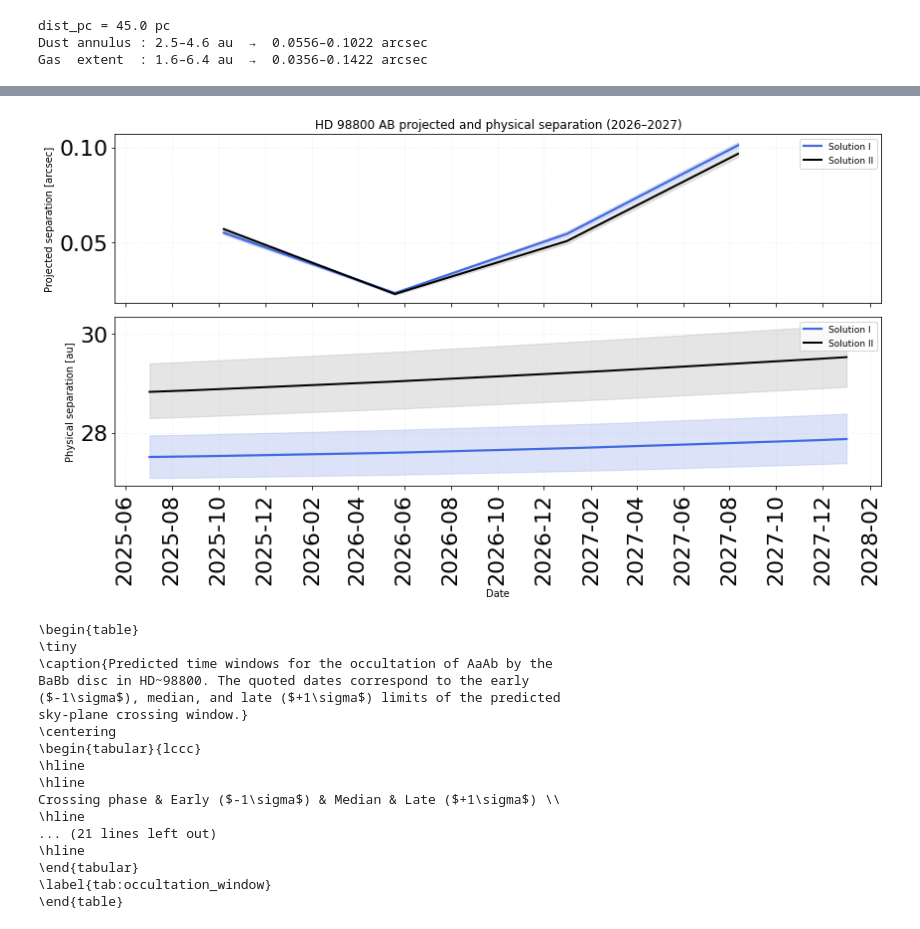
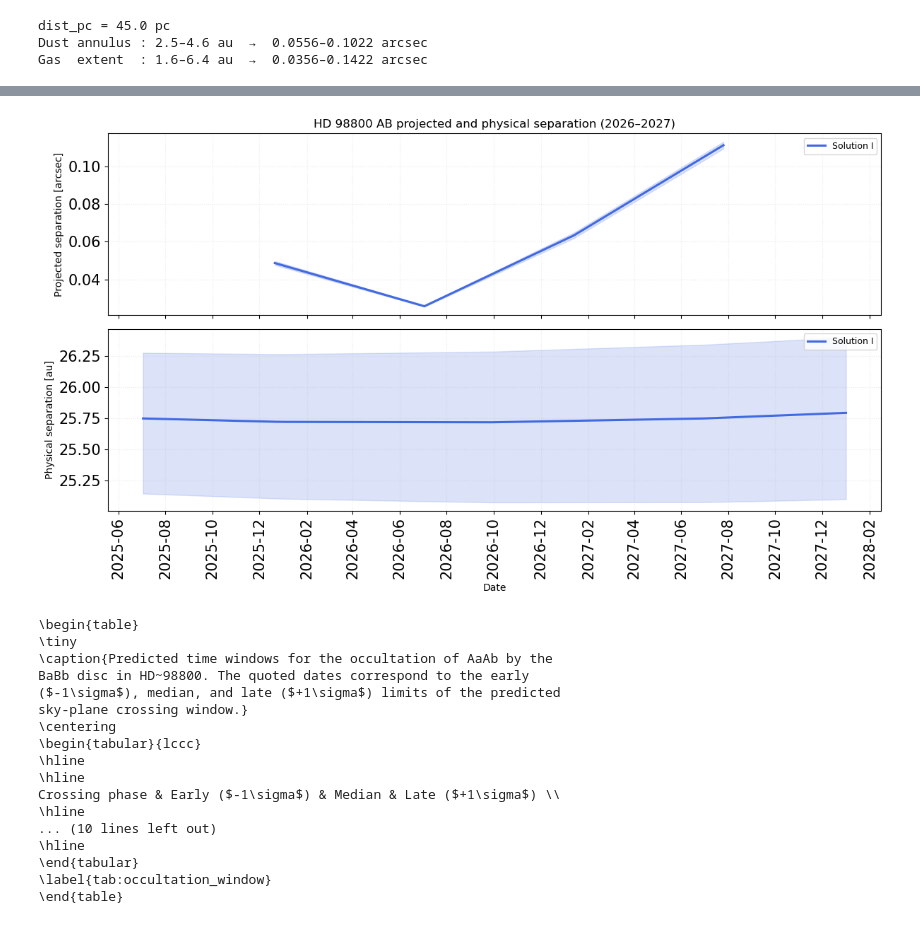
Before and after one commit to szunigaf/HD98800-orbit, a Jupyter notebook: AB/AB_orbit.ipynb, the cells around one changed output, grey strips where cells are left out. Cells and saved outputs as stored; diff of their text form; code cells hidden in the pictures.

```diff
--- a/AB/AB_orbit.ipynb
+++ b/AB/AB_orbit.ipynb
@@ -62,12 +65,11 @@ yr = 365.25
 # parallax from Validation of the new Hipparcos reduction (2007).
 plx_hip = [22.27, 2.31]
 
-# From our orbital solution
-plx_BaBb = [21.9, 0.4]
+# From our last orbital solution
+plx_BaBb = [21.9, 0.35]
 
 
-# RV from our orbital solution of AaAb and BaBb (gamma_1 and gamma_2)
-
+# RV from our last orbital solution of AaAb and BaBb (gamma_1 and gamma_2)
 RV_A = pd.read_csv('RV_A.csv')
 RV_B = pd.read_csv('RV_B.csv')
 
@@ -83,7 +85,7 @@ rvB_err = np.ascontiguousarray(RV_B["B_err"], dtype=float) # km/s
 # %%
 # Read astrometry
 
-astrometry_AB = pd.read_csv('AB_astrometry_2.csv')
+astrometry_AB = pd.read_csv('AB_astrometry.csv')
 
 # convert years to jds
 astro_jds = Time(np.ascontiguousarray(astrometry_AB["date"]), format="byear").jd
@@ -651,6 +653,6 @@ calc_K_2(map_soln['Mtot'], map_soln['MA'], map_soln['ecc'], map_soln['incl'], ma
 np.random.seed(39091)
 with model:
     trace = pmx.sample(
-        tune=2500, draws=2000, start=map_soln, chains=7, cores=7, target_accept=0.95, init="adapt_full",
+        tune=4500, draws=2000, start=map_soln, chains=4, cores=4, target_accept=0.98, init="adapt_full",
     )
 # %% [output]
@@ -2404,11 +1827,11 @@ def to_datetime_from_byear(byear):
     return np.array([np.datetime64(f'{yy:04d}-01-01') + np.timedelta64(int(dd), 'D') for yy, dd in zip(y, days)])
 
 proj_large = df_rt_large.copy()
-proj_small = df_rt_small.copy()
+#proj_small = df_rt_small.copy()
 
 
 proj_large['date'] = to_datetime_from_byear(proj_large['year'])
-proj_small['date'] = to_datetime_from_byear(proj_small['year'])
+#proj_small['date'] = to_datetime_from_byear(proj_small['year'])
 
 
 start = np.datetime64('2025-10-01')
@@ -2423,53 +1846,53 @@ r_lo_dense_large  = interp1d(t, df_r_large["r_lo_au"].to_numpy(), kind="linear",
 r_med_dense_large = interp1d(t, df_r_large["r_med_au"].to_numpy(), kind="linear", fill_value="extrapolate")(t_dense)
 r_hi_dense_large  = interp1d(t, df_r_large["r_hi_au"].to_numpy(), kind="linear", fill_value="extrapolate")(t_dense)
 
-r_lo_dense_small  = interp1d(t, df_r_small["r_lo_au"].to_numpy(), kind="linear", fill_value="extrapolate")(t_dense)
-r_med_dense_small = interp1d(t, df_r_small["r_med_au"].to_numpy(), kind="linear", fill_value="extrapolate")(t_dense)
-r_hi_dense_small  = interp1d(t, df_r_small["r_hi_au"].to_numpy(), kind="linear", fill_value="extrapolate")(t_dense)
+#r_lo_dense_small  = interp1d(t, df_r_small["r_lo_au"].to_numpy(), kind="linear", fill_value="extrapolate")(t_dense)
+#r_med_dense_small = interp1d(t, df_r_small["r_med_au"].to_numpy(), kind="linear", fill_value="extrapolate")(t_dense)
+#r_hi_dense_small  = interp1d(t, df_r_small["r_hi_au"].to_numpy(), kind="linear", fill_value="extrapolate")(t_dense)
 
 t_dense_daytime = to_datetime_from_byear(t_dense)
 
-for df in (proj_large, proj_small):
+for df in (proj_large,):
     mask = (df['date'] >= start) & (df['date'] < end)
     df.drop(df.index[~mask], inplace=True)
 
 fig, axes = plt.subplots(2, 1, figsize=(12, 7), sharex=True)
 
 axes[0].fill_between(proj_large['date'], proj_large['rho_lo'], proj_large['rho_hi'], color='royalblue', alpha=0.18)
 axes[0].plot(proj_large['date'], proj_large['rho_med'], color='royalblue', lw=2.2, label='Solution I')
-axes[0].fill_between(proj_small['date'], proj_small['rho_lo'], proj_small['rho_hi'], color='black', alpha=0.10)
-axes[0].plot(proj_small['date'], proj_small['rho_med'], color='black', lw=2.0, label='Solution II')
+#axes[0].fill_between(proj_small['date'], proj_small['rho_lo'], proj_small['rho_hi'], color='black', alpha=0.10)
+#axes[0].plot(proj_small['date'], proj_small['rho_med'], color='black', lw=2.0, label='Solution II')
 axes[0].set_ylabel('Projected separation [arcsec]')
 axes[0].legend(frameon=True, fontsize=9)
 axes[0].grid(True, linestyle=':', alpha=0.25)
 
 axes[1].fill_between(t_dense_daytime, r_lo_dense_large, r_hi_dense_large,
                      color='royalblue', alpha=0.18)
 axes[1].plot(t_dense_daytime, r_med_dense_large,
              color='royalblue', lw=2.2, label='Solution I')
 
-axes[1].fill_between(t_dense_daytime, r_lo_dense_small, r_hi_dense_small,
-                     color='black', alpha=0.10)
-axes[1].plot(t_dense_daytime, r_med_dense_small,
-             color='black', lw=2.0, label='Solution II')
+#axes[1].fill_between(t_dense_daytime, r_lo_dense_small, r_hi_dense_small,
+#                     color='black', alpha=0.10)
+#axes[1].plot(t_dense_daytime, r_med_dense_small,
+#             color='black', lw=2.0, label='Solution II')
 
 axes[1].set_ylabel('Physical separation [au]')
 axes[1].set_xlabel('Date')
 axes[1].legend(frameon=True, fontsize=9)
 axes[1].grid(True, linestyle=':', alpha=0.25)
 
 locator = mdates.MonthLocator(interval=2)
 formatter = mdates.DateFormatter('%Y-%m')
 for ax in axes:
     ax.xaxis.set_major_locator(locator)
     ax.xaxis.set_major_formatter(formatter)
 
 plt.setp(axes[1].get_xticklabels(), rotation=90, ha='center')
 axes[0].set_title('HD 98800 AB projected and physical separation (2026–2027)')
 plt.tight_layout()
 plt.show()
 # %% [output]
-[figure, old version]
+[figure, new version]
 # %%
 # ── Generate LaTeX table sorted chronologically by median date ───────────────
 
@@ -2487,7 +1910,8 @@ lines.append(r"\hline")
 lines.append(r"Crossing phase & Early ($-1\sigma$) & Median & Late ($+1\sigma$) \\")
 lines.append(r"\hline")
 
-sol_labels = {"Large unc.": "Solution I", "Small unc.": "Solution II"}
+sol_labels = {"Large unc.": "Solution I"}
+#sol_labels = {"Large unc.": "Solution I", "Small unc.": "Solution II"}
 
 for sol_key, sol_label in sol_labels.items():
     crossings = crossing_table[sol_key]
@@ -2518,7 +1942,7 @@ sky-plane crossing window.}
 \hline
 Crossing phase & Early ($-1\sigma$) & Median & Late ($+1\sigma$) \\
 \hline
-... (21 lines left out)
+... (10 lines left out)
 \hline
 \end{tabular}
 \label{tab:occultation_window}
```
Also changed, not shown: parts of 34 cells of this notebook, 36 other files.
